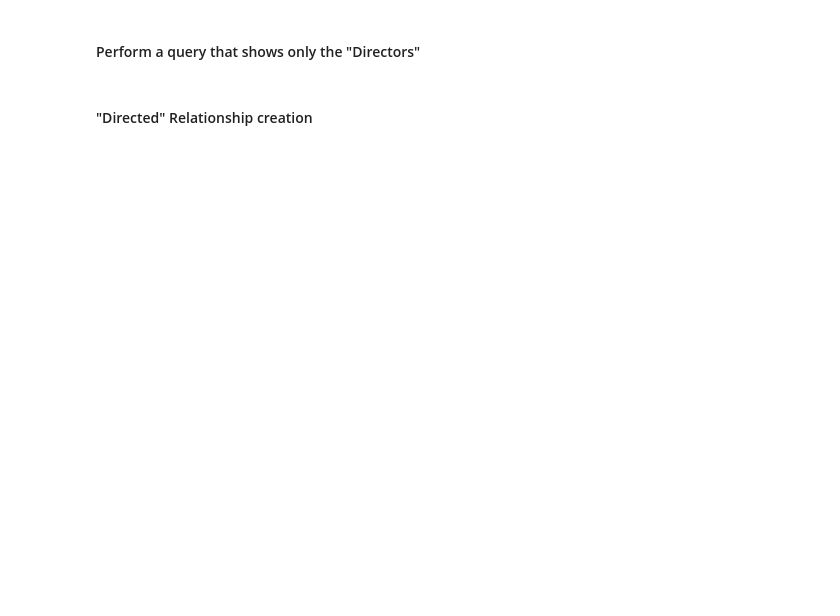
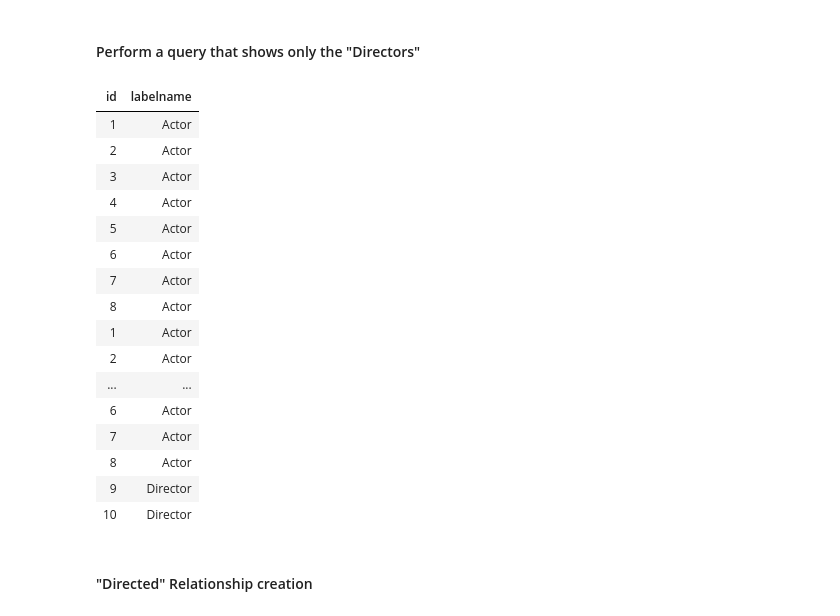
Before and after one commit to haicheviet/dataeng-course-1, a Jupyter notebook: homework_postgres/PostgreSQL-Students.ipynb, the cells around one changed output. Drawn from its saved outputs; the diff is of its cells as text; code cells hidden in the pictures; blank space fills up the shorter version.

```diff
--- a/homework_postgres/PostgreSQL-Students.ipynb
+++ b/homework_postgres/PostgreSQL-Students.ipynb
@@ -714,0 +1203,33 @@ Imagine now that we are going to extend our DB with new movies, actors, even wit
+# %%
+# Add a new Column to the Schema of movie table
+# Create connection
+try:
+    # Connect to the postgreSQL server with username, and password credentials
+    con = psycopg2.connect(user = "pguser",
+                                  password = "changeme",
+                                  host = "127.0.0.1",
+                                  port = "5432")
+
+    con.set_isolation_level(ISOLATION_LEVEL_AUTOCOMMIT);
+    print("Connected Successfully to PostgreSQL server!!")
+
+    # Obtain a DB Cursor to perform database operations
+    cursor = con.cursor();
+except (Exception, psycopg2.Error) as error :
+     print ("Error while connecting to PostgreSQL", error)
+
+sql_alter_query = 'ALTER TABLE Movie ADD Tagline TEXT'
+try:
+    # execute the Alter statement
+    cursor.execute(sql_alter_query)
+    # commit the changes to the database
+    con.commit()
+
+except (Exception, psycopg2.Error) as error :
+    con.rollback()
+    print ("Error while exccuting the query at PostgreSQL",error)
+
+finally:
+
+    count = cursor.rowcount
+    print (count, "Record updated successfully into customers table")
@@ -749,2 +1469,30 @@ I highly suggest modeling this a little more "normalized". You are already on th
+# %%
+#### YOUR CODE HERE !!!
+count_table= pd.read_sql('''SELECT Person.name, Label.labelName
+                            FROM Person
+                            JOIN Person_Label
+                            ON Person.id = Person_Label.personID
+                            JOIN Label
+                            ON Person_Label.labelID = Label.labelID
+                            WHERE Person_Label.LabelID = 'DIR' ''', con)
+display(count_table.style.hide_index())
+# %% [output]
+| id | labelname |
+| 1 | Actor |
+| 2 | Actor |
+| 3 | Actor |
+| 4 | Actor |
+| 5 | Actor |
+| 6 | Actor |
+| 7 | Actor |
+| 8 | Actor |
+| 1 | Actor |
+| 2 | Actor |
+| ... | ... |
+| 6 | Actor |
+| 7 | Actor |
+| 8 | Actor |
+| 9 | Director |
+| 10 | Director |
 # %% [markdown]
 #### "Directed" Relationship creation
```
Also changed, not shown: parts of 126 cells of this notebook.
